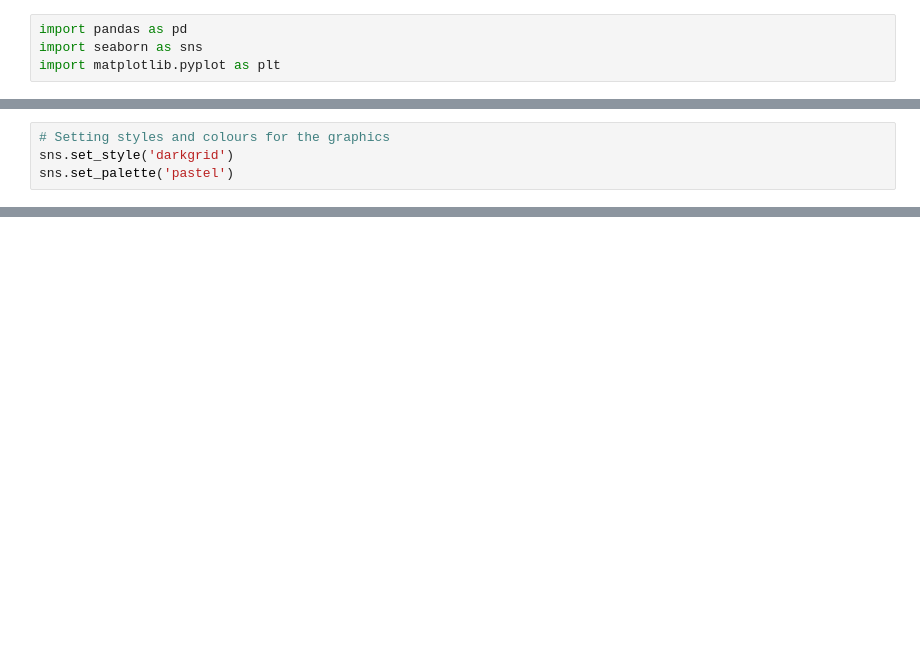
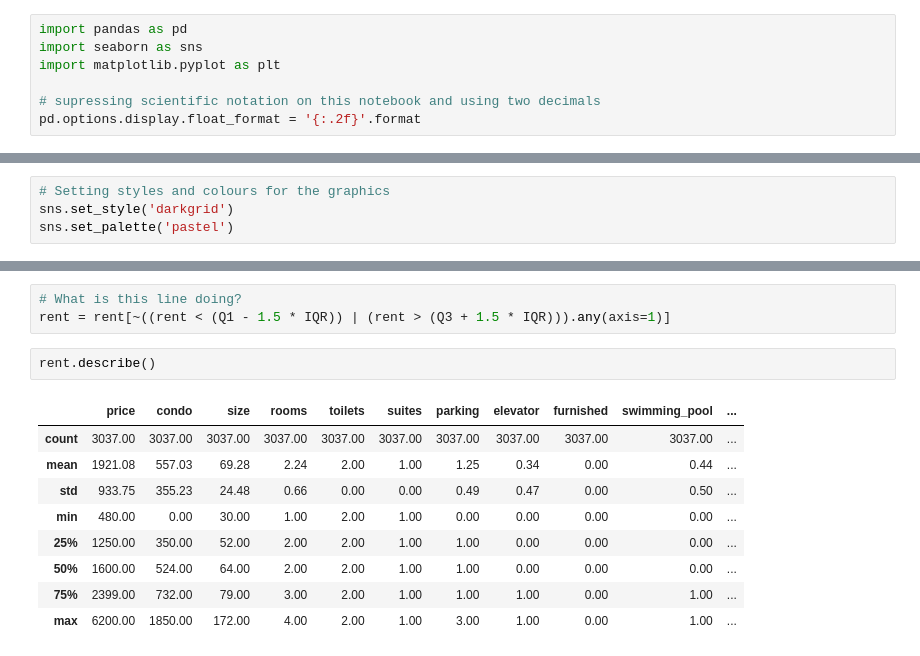
Before and after one commit to marciohssilveira/house_prices_sp, a Jupyter notebook: eda.ipynb, the cells around one changed output, grey strips where cells are left out. Saved outputs shown, nothing was run; the diff lists cells and outputs as text; blank space fills up the shorter version.

```diff
--- a/eda.ipynb
+++ b/eda.ipynb
@@ -2,5 +2,8 @@
 import pandas as pd
 import seaborn as sns
 import matplotlib.pyplot as plt
+
+# supressing scientific notation on this notebook and using two decimals
+pd.options.display.float_format = '{:.2f}'.format
 # %%
 # Reading the CSV and storing its contents into a Data Frame
@@ -36,0 +88,15 @@ Kurtosis: 33.38505813103775
+# %%
+# What is this line doing?
+rent = rent[~((rent < (Q1 - 1.5 * IQR)) | (rent > (Q3 + 1.5 * IQR))).any(axis=1)]
+# %%
+rent.describe()
+# %% [output]
+|  | price | condo | size | rooms | toilets | suites | parking | elevator | furnished | swimming_pool | ... |
+| count | 3037.00 | 3037.00 | 3037.00 | 3037.00 | 3037.00 | 3037.00 | 3037.00 | 3037.00 | 3037.00 | 3037.00 | ... |
+| mean | 1921.08 | 557.03 | 69.28 | 2.24 | 2.00 | 1.00 | 1.25 | 0.34 | 0.00 | 0.44 | ... |
+| std | 933.75 | 355.23 | 24.48 | 0.66 | 0.00 | 0.00 | 0.49 | 0.47 | 0.00 | 0.50 | ... |
+| min | 480.00 | 0.00 | 30.00 | 1.00 | 2.00 | 1.00 | 0.00 | 0.00 | 0.00 | 0.00 | ... |
+| 25% | 1250.00 | 350.00 | 52.00 | 2.00 | 2.00 | 1.00 | 1.00 | 0.00 | 0.00 | 0.00 | ... |
+| 50% | 1600.00 | 524.00 | 64.00 | 2.00 | 2.00 | 1.00 | 1.00 | 0.00 | 0.00 | 0.00 | ... |
+| 75% | 2399.00 | 732.00 | 79.00 | 3.00 | 2.00 | 1.00 | 1.00 | 1.00 | 0.00 | 1.00 | ... |
+| max | 6200.00 | 1850.00 | 172.00 | 4.00 | 2.00 | 1.00 | 3.00 | 1.00 | 0.00 | 1.00 | ... |
```
Also changed, not shown: parts of 10 cells of this notebook, 4 other files.
